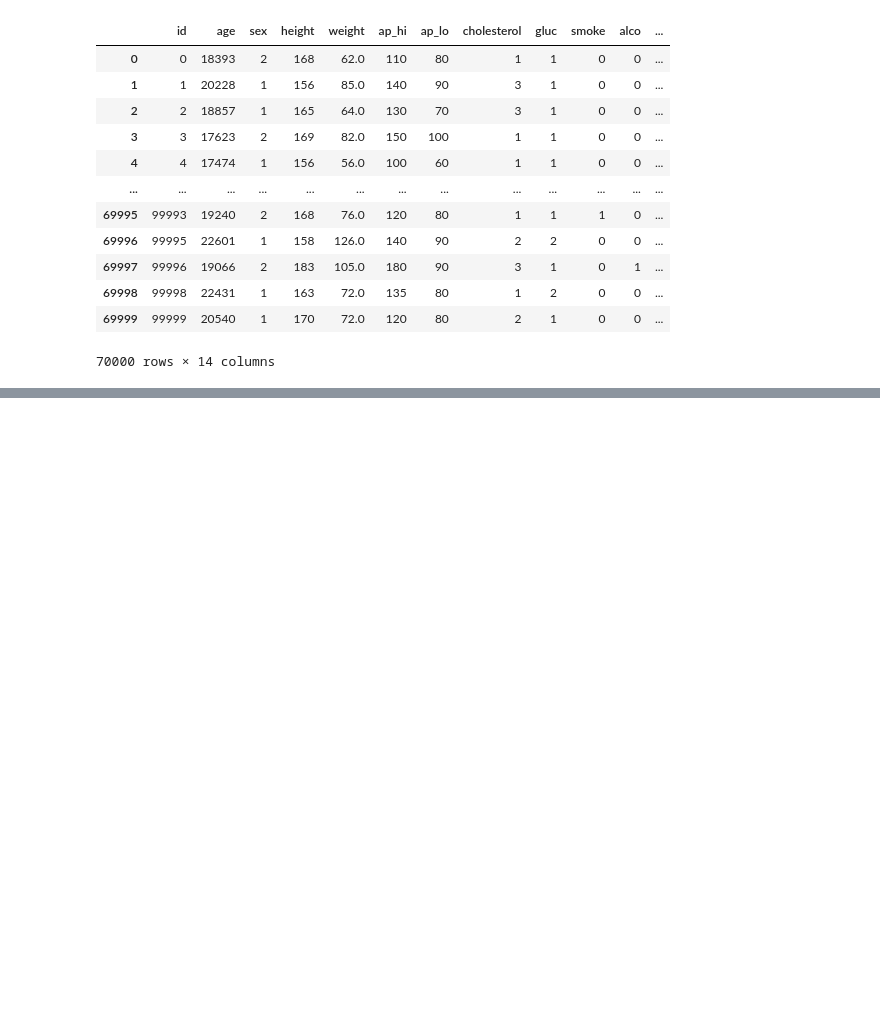
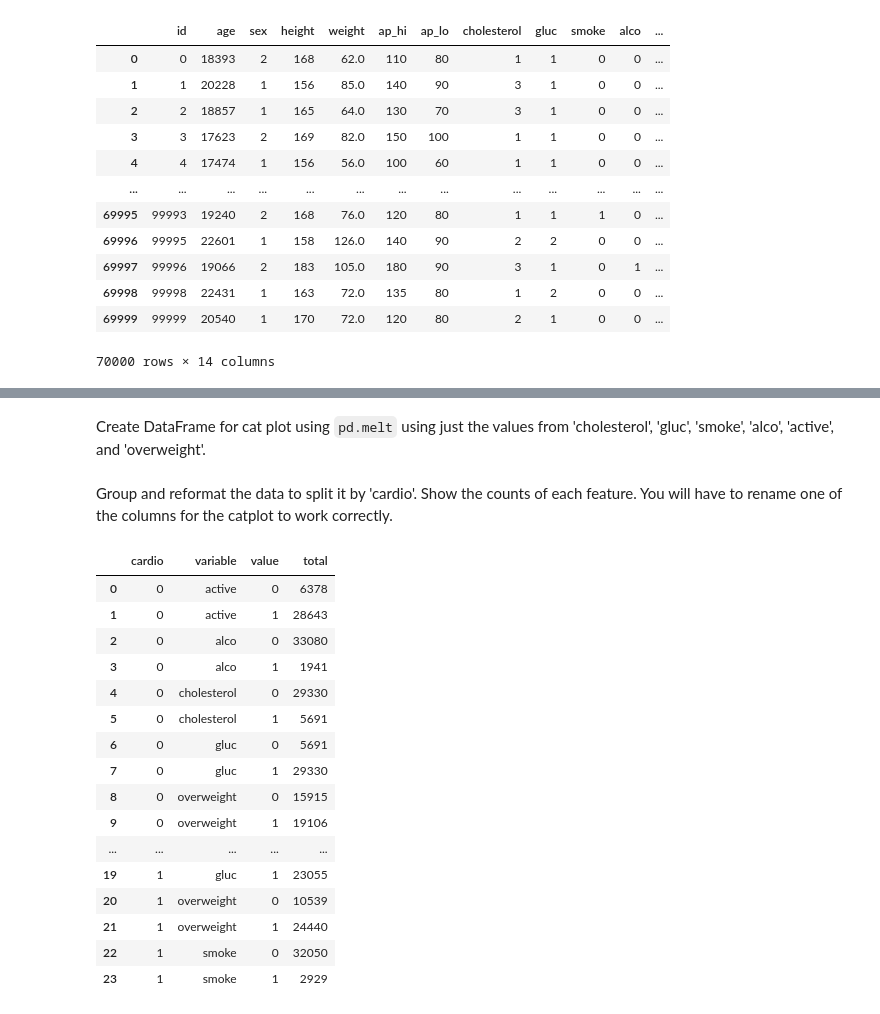
Before and after one commit to GiancarloN/Data-Analysis-with-Python, a Jupyter notebook: 03 - Medical Data Visualizer/medical_data.ipynb, the cells around one changed output, grey strips where cells are left out. Saved outputs shown, nothing was run; the diff lists cells and outputs as text; code cells hidden in the pictures; blank space fills up the shorter version.

```diff
--- a/03 - Medical Data Visualizer/medical_data.ipynb
+++ b/03 - Medical Data Visualizer/medical_data.ipynb
@@ -55,0 +67,2 @@ df
+# %% [markdown]
+Create DataFrame for cat plot using `pd.melt` using just the values from 'cholesterol', 'gluc', 'smoke', 'alco', 'active', and 'overweight'.
@@ -55,0 +71,25 @@ df
+# %% [markdown]
+Group and reformat the data to split it by 'cardio'. Show the counts of each feature. You will have to rename one of the columns for the catplot to work correctly.
+# %%
+df_cat = df_cat.groupby(["cardio", "variable", "value"])["value"].count().to_frame()
+df_cat.rename(columns={'value': 'total'}, inplace=True)
+df_cat.reset_index(inplace=True)
+df_cat
+# %% [output]
+|  | cardio | variable | value | total |
+| 0 | 0 | active | 0 | 6378 |
+| 1 | 0 | active | 1 | 28643 |
+| 2 | 0 | alco | 0 | 33080 |
+| 3 | 0 | alco | 1 | 1941 |
+| 4 | 0 | cholesterol | 0 | 29330 |
+| 5 | 0 | cholesterol | 1 | 5691 |
+| 6 | 0 | gluc | 0 | 5691 |
+| 7 | 0 | gluc | 1 | 29330 |
+| 8 | 0 | overweight | 0 | 15915 |
+| 9 | 0 | overweight | 1 | 19106 |
+| ... | ... | ... | ... | ... |
+| 19 | 1 | gluc | 1 | 23055 |
+| 20 | 1 | overweight | 0 | 10539 |
+| 21 | 1 | overweight | 1 | 24440 |
+| 22 | 1 | smoke | 0 | 32050 |
+| 23 | 1 | smoke | 1 | 2929 |
```
Also changed, not shown: parts of 16 cells of this notebook.
